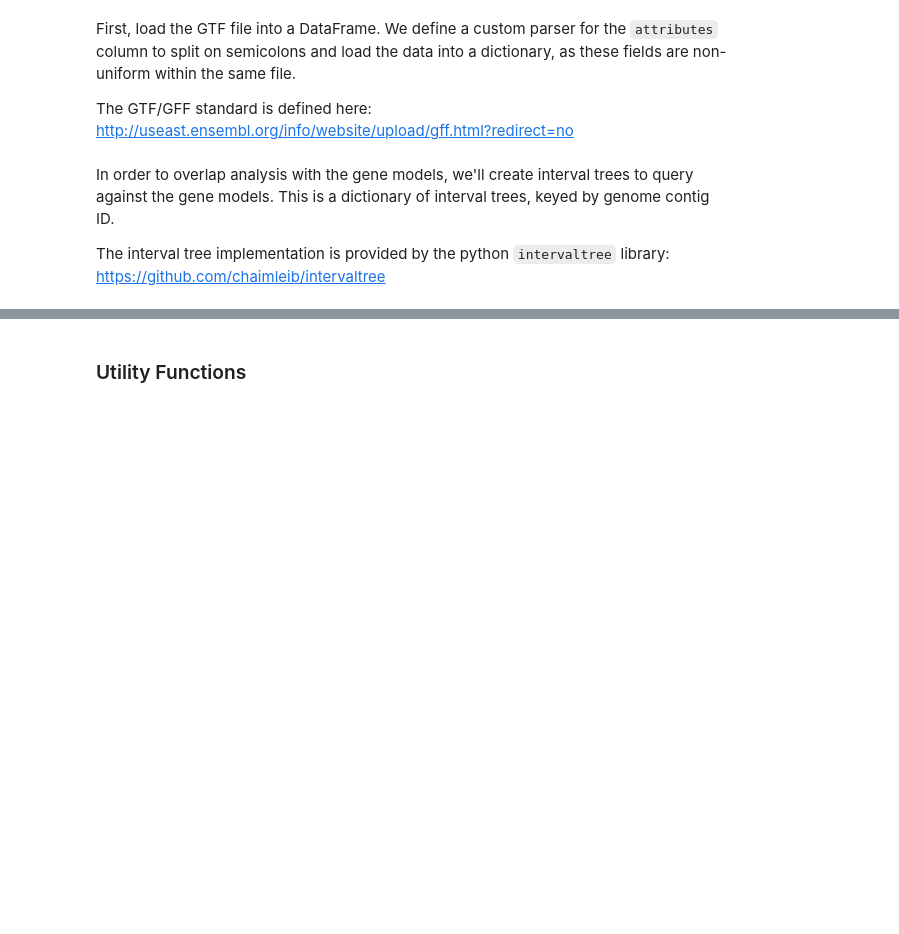
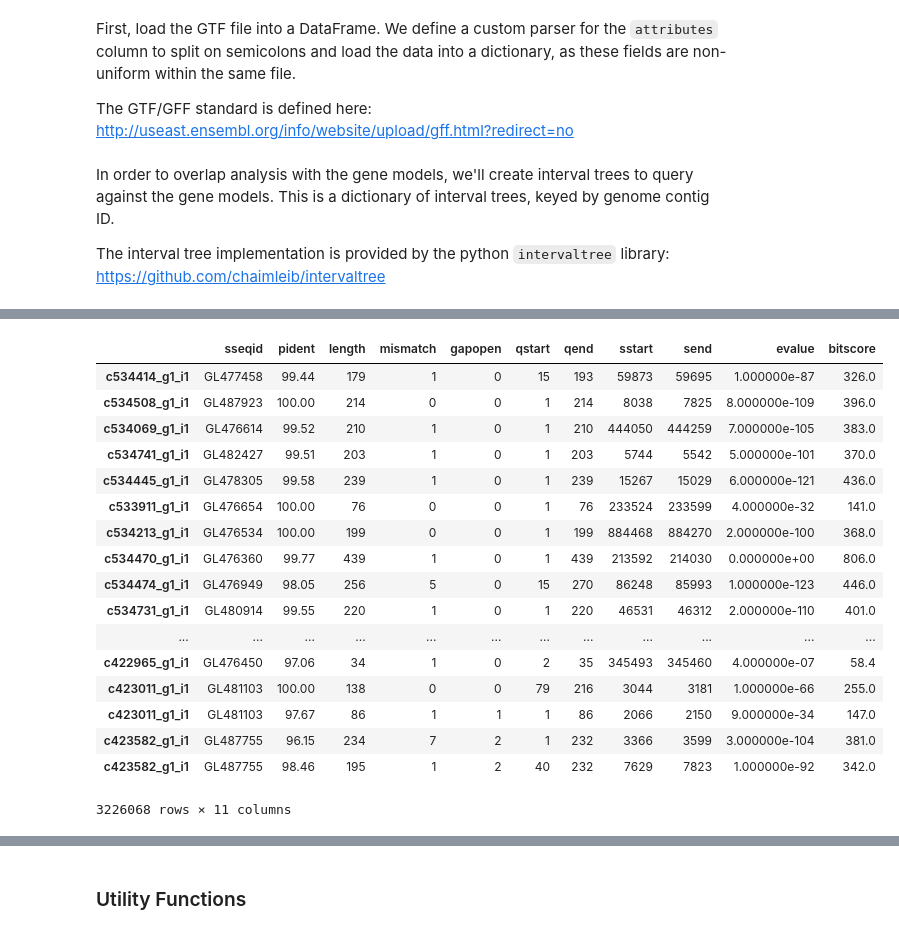
Before and after one commit to standage/2015-petMarSB, a Jupyter notebook: notebooks/petmar-cross-validate.ipynb, the cells around one changed output, grey strips where cells are left out. Cells and saved outputs as stored; diff of their text form; code cells hidden in the pictures; blank space fills up the shorter version.

```diff
--- a/notebooks/petmar-cross-validate.ipynb
+++ b/notebooks/petmar-cross-validate.ipynb
@@ -176 +188,22 @@ CUTOFF = 0.9
+# %%
+lamp10_pM_df
+# %% [output]
+|  | sseqid | pident | length | mismatch | gapopen | qstart | qend | sstart | send | evalue | bitscore |
+| c534414_g1_i1 | GL477458 | 99.44 | 179 | 1 | 0 | 15 | 193 | 59873 | 59695 | 1.000000e-87 | 326.0 |
+| c534508_g1_i1 | GL487923 | 100.00 | 214 | 0 | 0 | 1 | 214 | 8038 | 7825 | 8.000000e-109 | 396.0 |
+| c534069_g1_i1 | GL476614 | 99.52 | 210 | 1 | 0 | 1 | 210 | 444050 | 444259 | 7.000000e-105 | 383.0 |
+| c534741_g1_i1 | GL482427 | 99.51 | 203 | 1 | 0 | 1 | 203 | 5744 | 5542 | 5.000000e-101 | 370.0 |
+| c534445_g1_i1 | GL478305 | 99.58 | 239 | 1 | 0 | 1 | 239 | 15267 | 15029 | 6.000000e-121 | 436.0 |
+| c533911_g1_i1 | GL476654 | 100.00 | 76 | 0 | 0 | 1 | 76 | 233524 | 233599 | 4.000000e-32 | 141.0 |
+| c534213_g1_i1 | GL476534 | 100.00 | 199 | 0 | 0 | 1 | 199 | 884468 | 884270 | 2.000000e-100 | 368.0 |
+| c534470_g1_i1 | GL476360 | 99.77 | 439 | 1 | 0 | 1 | 439 | 213592 | 214030 | 0.000000e+00 | 806.0 |
+| c534474_g1_i1 | GL476949 | 98.05 | 256 | 5 | 0 | 15 | 270 | 86248 | 85993 | 1.000000e-123 | 446.0 |
+| c534731_g1_i1 | GL480914 | 99.55 | 220 | 1 | 0 | 1 | 220 | 46531 | 46312 | 2.000000e-110 | 401.0 |
+| ... | ... | ... | ... | ... | ... | ... | ... | ... | ... | ... | ... |
+| c422965_g1_i1 | GL476450 | 97.06 | 34 | 1 | 0 | 2 | 35 | 345493 | 345460 | 4.000000e-07 | 58.4 |
+| c423011_g1_i1 | GL481103 | 100.00 | 138 | 0 | 0 | 79 | 216 | 3044 | 3181 | 1.000000e-66 | 255.0 |
+| c423011_g1_i1 | GL481103 | 97.67 | 86 | 1 | 1 | 1 | 86 | 2066 | 2150 | 9.000000e-34 | 147.0 |
+| c423582_g1_i1 | GL487755 | 96.15 | 234 | 7 | 2 | 1 | 232 | 3366 | 3599 | 3.000000e-104 | 381.0 |
+| c423582_g1_i1 | GL487755 | 98.46 | 195 | 1 | 2 | 40 | 232 | 7629 | 7823 | 1.000000e-92 | 342.0 |
+3226068 rows × 11 columns
 # %%
```
Also changed, not shown: parts of 11 cells of this notebook.
